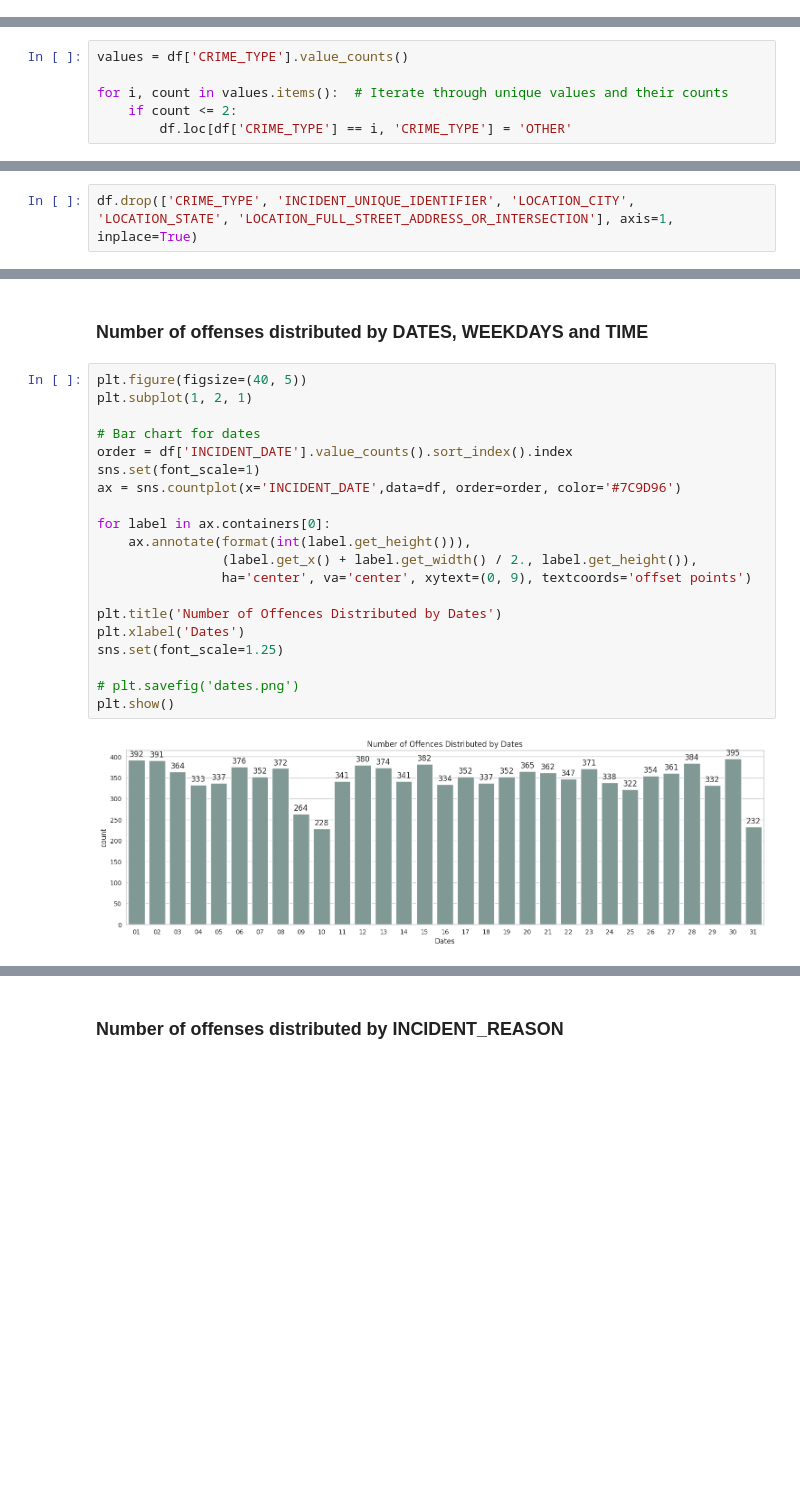
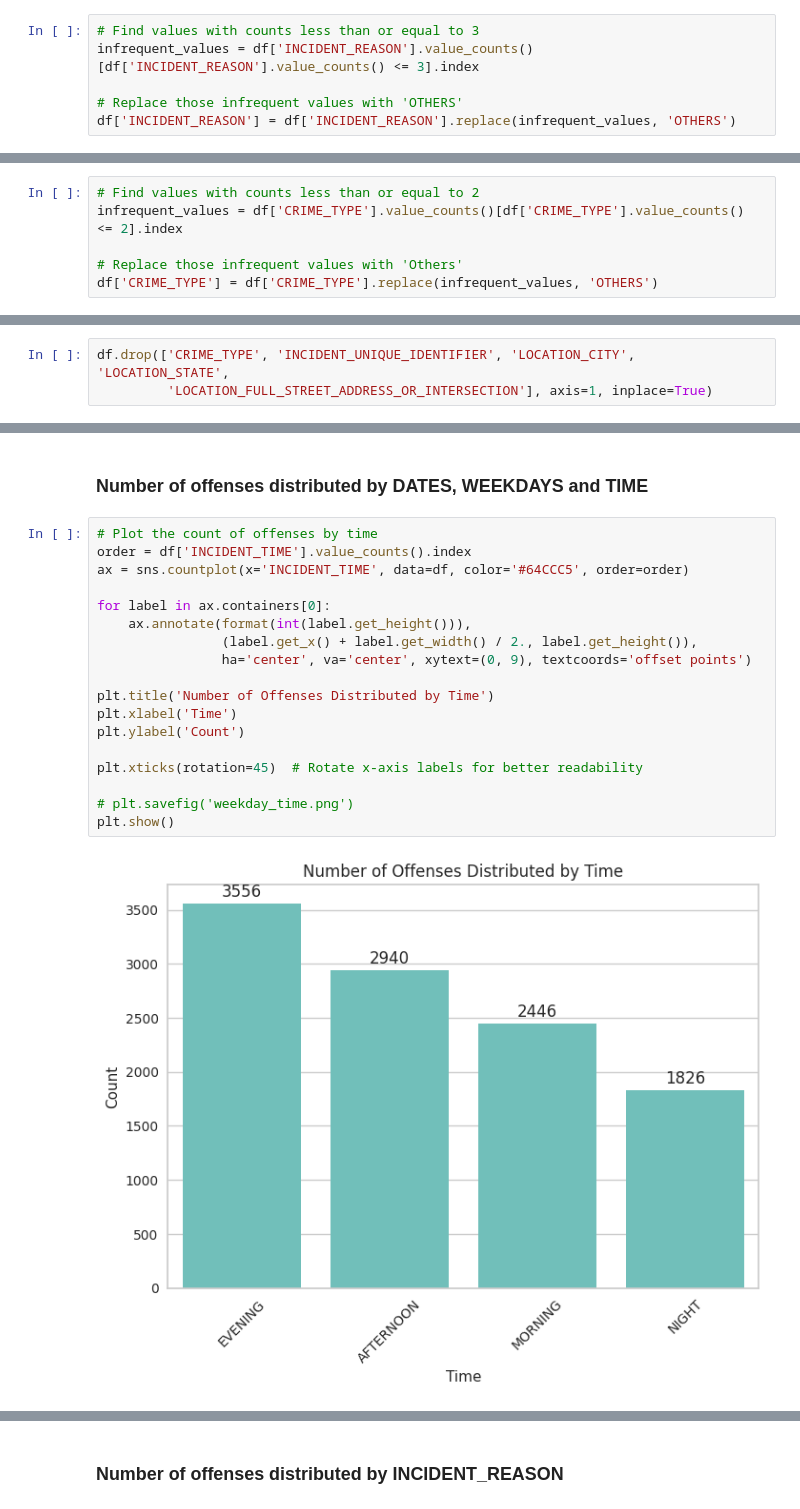
Before and after one commit to fatimagulomova/iu-projects, a Jupyter notebook: DLBDSMLUSL/policing-equity.ipynb, the cells around one changed output, grey strips where cells are left out. Saved outputs shown, nothing was run; the diff lists cells and outputs as text; blank space fills up the shorter version.

```diff
--- a/DLBDSMLUSL/policing-equity.ipynb
+++ b/DLBDSMLUSL/policing-equity.ipynb
@@ -292,3 +268,9 @@ for i, count in values.items():  # Iterate through unique values and their count
+# %%
+# Find values with counts less than or equal to 3
+infrequent_values = df['INCIDENT_REASON'].value_counts()[df['INCIDENT_REASON'].value_counts() <= 3].index
+
+# Replace those infrequent values with 'OTHERS'
+df['INCIDENT_REASON'] = df['INCIDENT_REASON'].replace(infrequent_values, 'OTHERS')
 # %%
 df['INCIDENT_REASON'].value_counts()
 # %% [output]
@@ -321,12 +303,12 @@ categories = {
 }
 
 replace_values(feature='CRIME_TYPE', items=items, dict_=categories, df=df)
-# %%
-values = df['CRIME_TYPE'].value_counts()
-
-for i, count in values.items():  # Iterate through unique values and their counts
-    if count <= 2:
-        df.loc[df['CRIME_TYPE'] == i, 'CRIME_TYPE'] = 'OTHER'
+# %%
+# Find values with counts less than or equal to 2
+infrequent_values = df['CRIME_TYPE'].value_counts()[df['CRIME_TYPE'].value_counts() <= 2].index
+
+# Replace those infrequent values with 'Others'
+df['CRIME_TYPE'] = df['CRIME_TYPE'].replace(infrequent_values, 'OTHERS')
 # %%
 df['CRIME_TYPE'].value_counts()
 # %% [output]
@@ -385,5 +432,6 @@ df.head()
 # %%
-df.drop(['CRIME_TYPE', 'INCIDENT_UNIQUE_IDENTIFIER', 'LOCATION_CITY', 'LOCATION_STATE', 'LOCATION_FULL_STREET_ADDRESS_OR_INTERSECTION'], axis=1, inplace=True)
+df.drop(['CRIME_TYPE', 'INCIDENT_UNIQUE_IDENTIFIER', 'LOCATION_CITY', 'LOCATION_STATE',
+         'LOCATION_FULL_STREET_ADDRESS_OR_INTERSECTION'], axis=1, inplace=True)
 # %%
 df.head()
 # %% [output]
@@ -476,24 +523,22 @@ plt.show()
 # %% [markdown]
 ### Number of offenses distributed by DATES, WEEKDAYS and TIME
 # %%
-plt.figure(figsize=(40, 5))
-plt.subplot(1, 2, 1)
-
-# Bar chart for dates
-order = df['INCIDENT_DATE'].value_counts().sort_index().index
-sns.set(font_scale=1)
-ax = sns.countplot(x='INCIDENT_DATE',data=df, order=order, color='#7C9D96')
+# Plot the count of offenses by time
+order = df['INCIDENT_TIME'].value_counts().index
+ax = sns.countplot(x='INCIDENT_TIME', data=df, color='#64CCC5', order=order)
 
 for label in ax.containers[0]:
     ax.annotate(format(int(label.get_height())),
                 (label.get_x() + label.get_width() / 2., label.get_height()),
                 ha='center', va='center', xytext=(0, 9), textcoords='offset points')
 
-plt.title('Number of Offences Distributed by Dates')
-plt.xlabel('Dates')
-sns.set(font_scale=1.25)
+plt.title('Number of Offenses Distributed by Time')
+plt.xlabel('Time')
+plt.ylabel('Count')
 
-# plt.savefig('dates.png')
+plt.xticks(rotation=45)  # Rotate x-axis labels for better readability
+
+# plt.savefig('weekday_time.png')
 plt.show()
 # %% [output]
-[figure, old version]
+[figure, new version]
```
Also changed, not shown: parts of 48 cells of this notebook.
